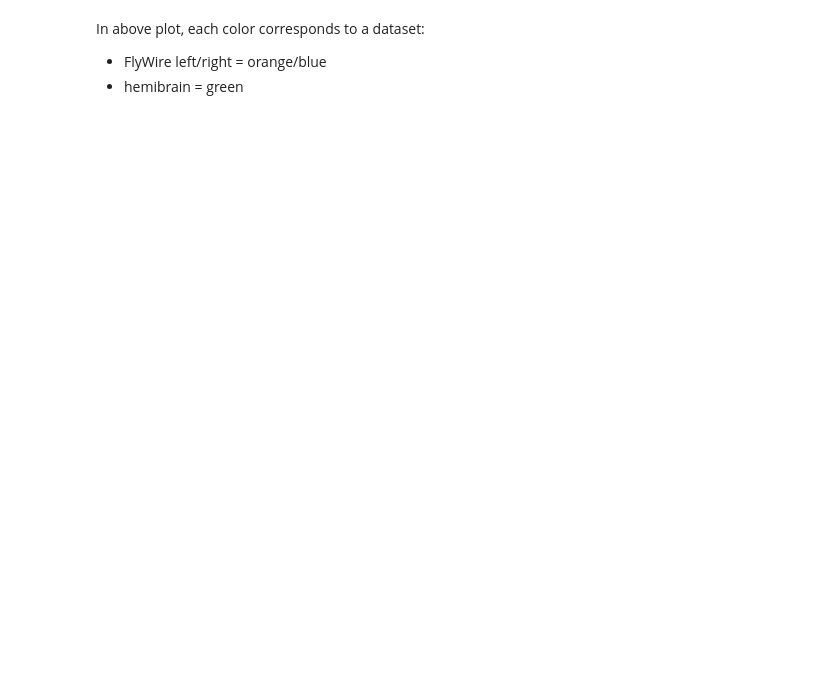
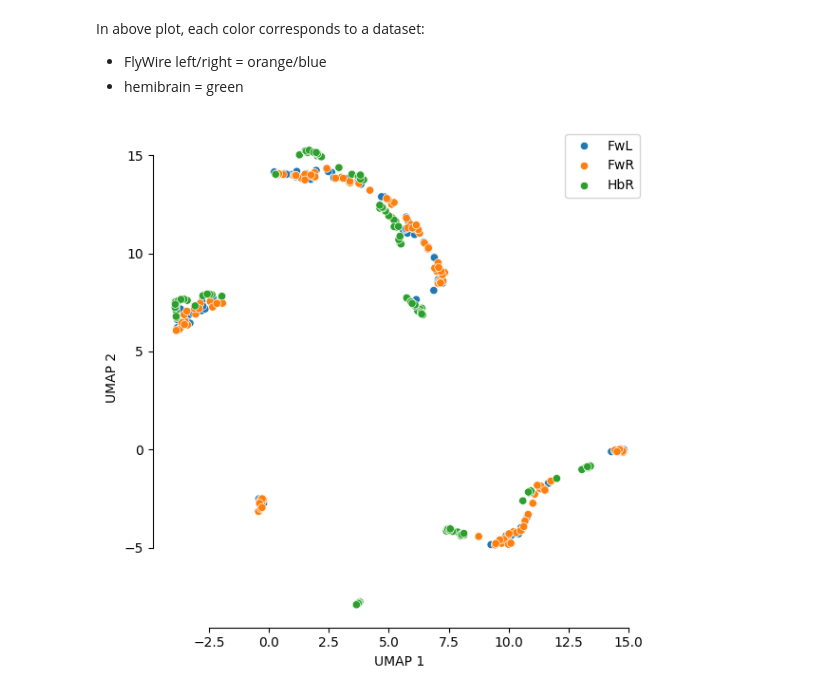
Before and after one commit to flyconnectome/cocoa, a Jupyter notebook: examples/0_flywire_hemibrain_FC1-3.ipynb, the cells around one changed output. Cells and saved outputs as stored; diff of their text form; code cells hidden in the pictures; blank space fills up the shorter version.

```diff
--- a/examples/0_flywire_hemibrain_FC1-3.ipynb
+++ b/examples/0_flywire_hemibrain_FC1-3.ipynb
@@ -131,6 +131,14 @@ ax.set_ylim(top=2)
 In above plot, each color corresponds to a dataset:
 - FlyWire left/right = orange/blue
 - hemibrain = green
+# %%
+# Alternatively, we can also plot a UMAP projection of the distances
+# (requires the `umap-learn` package to be installed)
+fig, ax = plt.subplots(figsize=(6, 6))
+
+ax, xy = cl.plot_umap(ax=ax)
+# %% [output]
+[figure, added]
 # %%
 # Summarize the clustering results
 # The `extract_homogeneous_clusters` will assign clusters based on a homogeneity criterion
```
Also changed, not shown: parts of 4 cells of this notebook, 2 other files.
